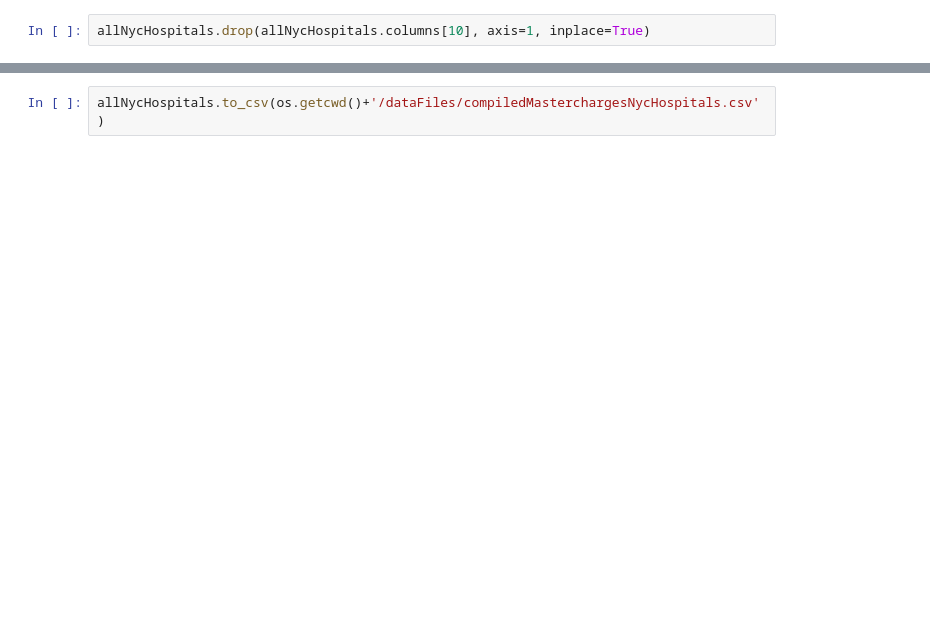
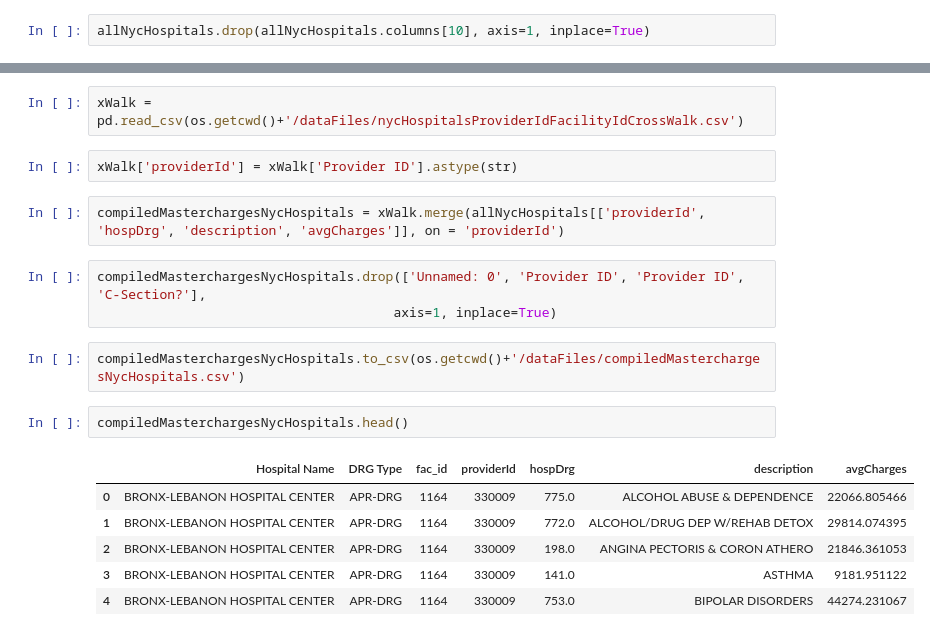
Before and after one commit to meiguan/nycHospitalPricing, a Jupyter notebook: 2_compileHospitalMasterCharges.ipynb, the cells around one changed output, grey strips where cells are left out. Saved outputs shown, nothing was run; the diff lists cells and outputs as text; blank space fills up the shorter version.

```diff
--- a/2_compileHospitalMasterCharges.ipynb
+++ b/2_compileHospitalMasterCharges.ipynb
@@ -607,2 +656,20 @@ Index(['drgDesc', 'avgCharges', 'providerId', 'drg', 'msDrg', 'numDischarges',
+# %%
+xWalk = pd.read_csv(os.getcwd()+'/dataFiles/nycHospitalsProviderIdFacilityIdCrossWalk.csv')
+# %%
+xWalk['providerId'] = xWalk['Provider ID'].astype(str)
+# %%
+compiledMasterchargesNycHospitals = xWalk.merge(allNycHospitals[['providerId', 'hospDrg', 'description', 'avgCharges']], on = 'providerId')
+# %%
+compiledMasterchargesNycHospitals.drop(['Unnamed: 0', 'Provider ID', 'Provider ID', 'C-Section?'],
+                                      axis=1, inplace=True)
 # %%
-allNycHospitals.to_csv(os.getcwd()+'/dataFiles/compiledMasterchargesNycHospitals.csv')
+compiledMasterchargesNycHospitals.to_csv(os.getcwd()+'/dataFiles/compiledMasterchargesNycHospitals.csv')
+# %%
+compiledMasterchargesNycHospitals.head()
+# %% [output]
+|  | Hospital Name | DRG Type | fac_id | providerId | hospDrg | description | avgCharges |
+| 0 | BRONX-LEBANON HOSPITAL CENTER | APR-DRG | 1164 | 330009 | 775.0 | ALCOHOL ABUSE & DEPENDENCE | 22066.805466 |
+| 1 | BRONX-LEBANON HOSPITAL CENTER | APR-DRG | 1164 | 330009 | 772.0 | ALCOHOL/DRUG DEP W/REHAB DETOX | 29814.074395 |
+| 2 | BRONX-LEBANON HOSPITAL CENTER | APR-DRG | 1164 | 330009 | 198.0 | ANGINA PECTORIS & CORON ATHERO | 21846.361053 |
+| 3 | BRONX-LEBANON HOSPITAL CENTER | APR-DRG | 1164 | 330009 | 141.0 | ASTHMA | 9181.951122 |
+| 4 | BRONX-LEBANON HOSPITAL CENTER | APR-DRG | 1164 | 330009 | 753.0 | BIPOLAR DISORDERS | 44274.231067 |
```
Also changed, not shown: parts of 87 cells of this notebook, 3 other files.
